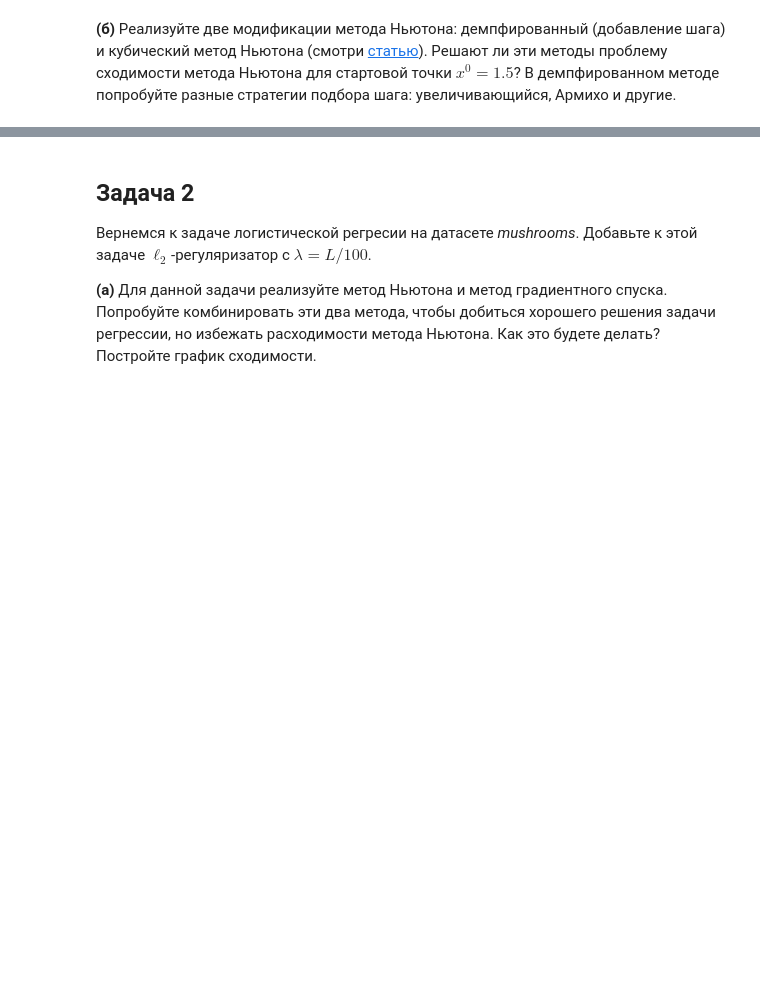
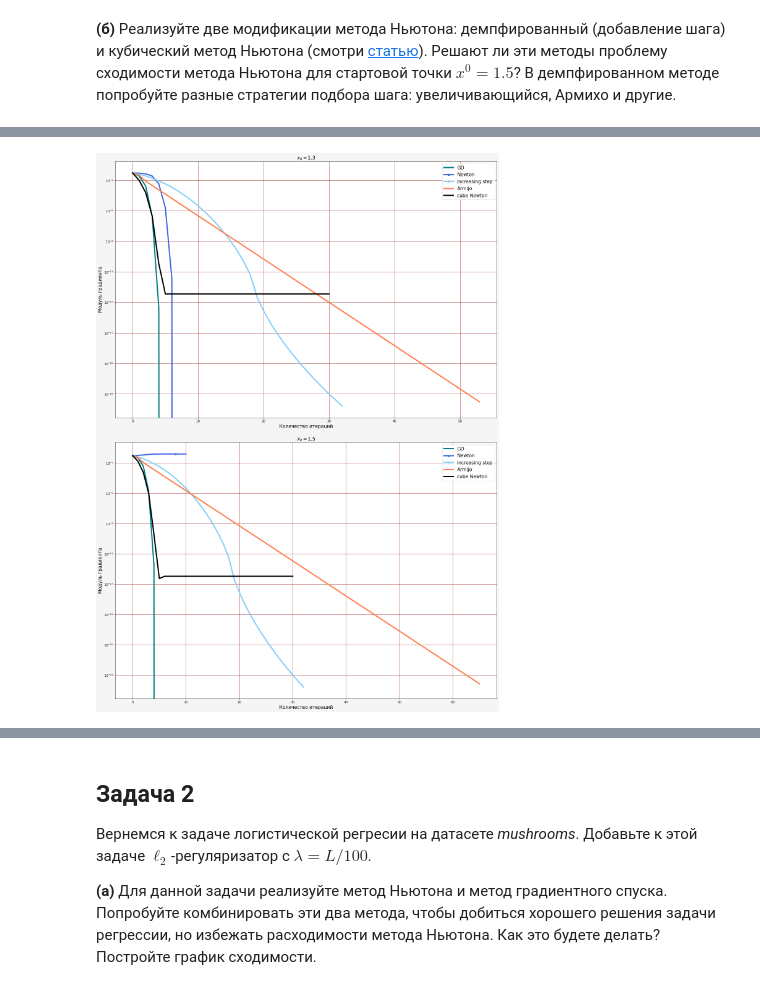
Before and after one commit to hurricane8/Optimization, a Jupyter notebook: hw9/Molodtsov_Gleb_Optimization_HW_9.ipynb, the cells around one changed output, grey strips where cells are left out. Drawn from its saved outputs; the diff is of its cells as text; code cells hidden in the pictures; blank space fills up the shorter version.

```diff
--- a/hw9/Molodtsov_Gleb_Optimization_HW_9.ipynb
+++ b/hw9/Molodtsov_Gleb_Optimization_HW_9.ipynb
@@ -210,3 +233,47 @@ def newton_cube(start, learn_rate, n_iter):
         vector_list.append(vector)
         i += 1
     return values_x, values_y, vector
+# %%
+start = 1.3
+n_newton_step, x_newton_step, vector_newton_step = newton_step(start, 1000)
+n_newton_armijo, x_newton_armijo, vector_newton_armijo = newton_armijo(start, gamma2, 100, 0.3, 0.9)
+n_newton_cube, x_newton_cube, vector_newton_cube = newton_cube(start, 30)
+
+
+start1 = 1.5
+n_newton_step_2, x_newton_step_2, vector_newton_step_2 = newton_step(start1, 1000)
+n_newton_armijo_2, x_newton_armijo_2, vector_newton_armijo_2 = newton_armijo(start1, gamma2, 100, 0.3, 0.9)
+n_newton_cube_1, x_newton_cube_1, vector_newton_cube_1 = newton_cube(start1, 30)
+# %%
+fg = plt.figure(figsize=(18, 25), constrained_layout=True, facecolor = "whitesmoke")
+gs = gridspec.GridSpec(ncols=1, nrows=2, figure=fg)
+
+fig_ax_1 = fg.add_subplot(gs[0, 0], facecolor = "white")
+
+fig_ax_1.plot(n_gd[::1], x_gd[::1], 'teal', label = 'GD', linewidth=4, marker = '.', markevery = 5)
+fig_ax_1.plot(n_newton[::1], x_newton[::1], 'royalblue', label = 'Newton', linewidth=4, marker = '^', markevery = 8)
+fig_ax_1.plot(n_newton_step[::1], x_newton_step[::1], 'lightskyblue', label = 'increasing step', linewidth=4, marker = 'o', markevery = 6.5)
+fig_ax_1.plot(n_newton_armijo[::1], x_newton_armijo[::1], 'coral', label = 'Armijo', linewidth=4)
+fig_ax_1.plot(n_newton_cube[::1], x_newton_cube[::1], 'black', label = 'cube Newton', linewidth=4)
+fig_ax_1.legend(loc="upper right", fontsize=15)
+fig_ax_1.semilogy()
+fig_ax_1.set_xlabel("Количество итераций", fontsize=15)
+fig_ax_1.set_ylabel("Модуль градиента", fontsize=15)
+fig_ax_1.set_title(r'$x_0 = 1.3$', fontsize=15)
+fig_ax_1.grid(color='darkred')
+
+fig_ax_1 = fg.add_subplot(gs[1, 0], facecolor = "white")
+
+fig_ax_1.plot(n_gd_2[::1], x_gd_2[::1], 'teal', label = 'GD', linewidth=4, marker = '.', markevery = 5)
+fig_ax_1.plot(n_newton_2[::1], x_newton_2[::1], 'royalblue', label = 'Newton', linewidth=4, marker = '^', markevery = 8)
+fig_ax_1.plot(n_newton_step_2[::1], x_newton_step_2[::1], 'lightskyblue', label = 'increasing step', linewidth=4, marker = 'o', markevery = 6.5)
+fig_ax_1.plot(n_newton_armijo_2[::1], x_newton_armijo_2[::1], 'coral', label = 'Armijo', linewidth=4)
+fig_ax_1.plot(n_newton_cube_1[::1], x_newton_cube_1[::1], 'black', label = 'cube Newton', linewidth=4)
+fig_ax_1.legend(loc="upper right", fontsize=15)
+fig_ax_1.semilogy()
+fig_ax_1.set_xlabel("Количество итераций", fontsize=15)
+fig_ax_1.set_ylabel("Модуль градиента", fontsize=15)
+fig_ax_1.set_title(r'$x_0 = 1.5$', fontsize=15)
+fig_ax_1.grid(color='darkred')
+# %% [output]
+[figure, added]
```
Also changed, not shown: parts of 24 cells of this notebook, 3 other files.
